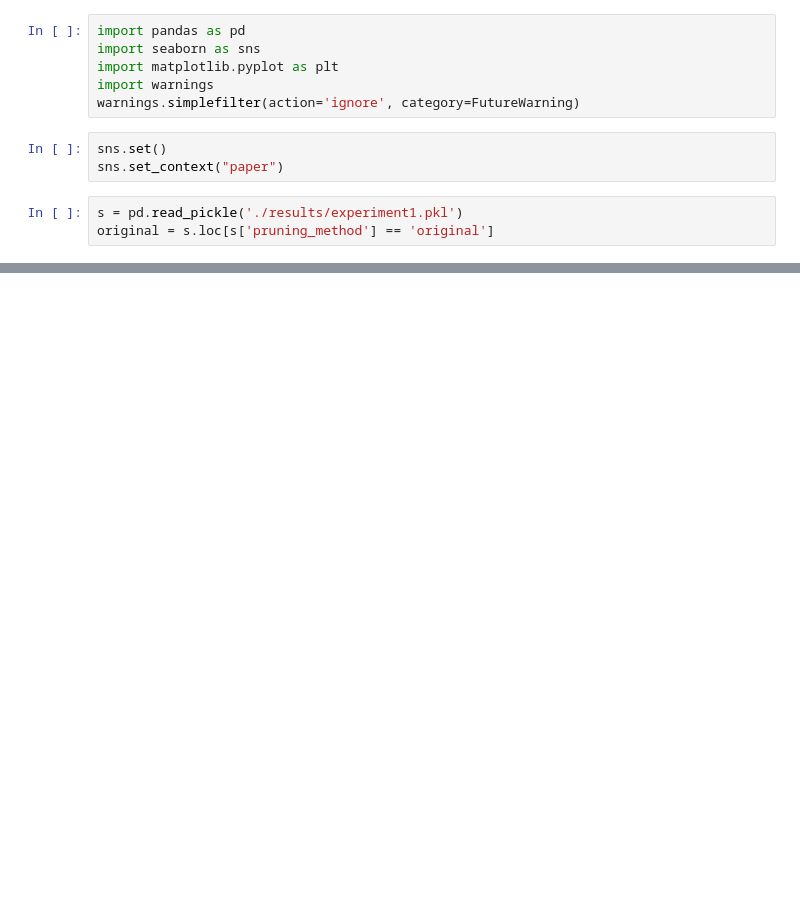
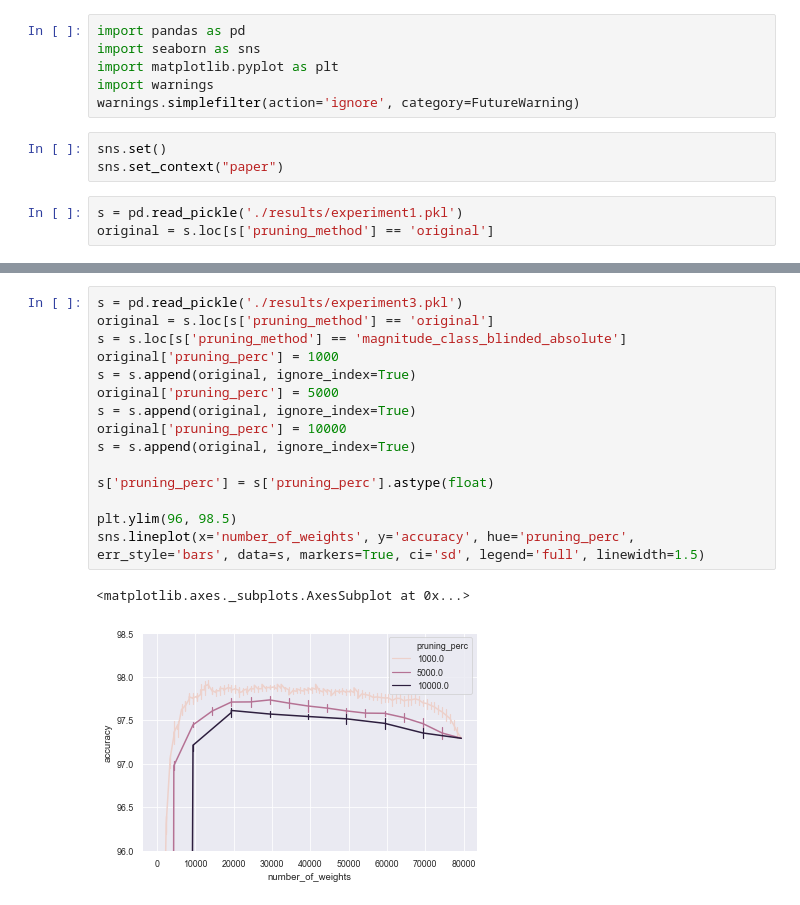
Before and after one commit to pauleon2/pruning-nn, a Jupyter notebook: evaluation.ipynb, the cells around one changed output, grey strips where cells are left out. Cells and saved outputs as stored; diff of their text form; blank space fills up the shorter version.

Commit message:
update results and fix minor issues in code

```diff
--- a/evaluation.ipynb
+++ b/evaluation.ipynb
@@ -61,3 +65,21 @@ See the caveats in the documentation: http://pandas.pydata.org/pandas-docs/stabl
   if sys.path[0] == '':
 <matplotlib.axes._subplots.AxesSubplot at 0x...>
 [figure]
+# %%
+s = pd.read_pickle('./results/experiment3.pkl')
+original = s.loc[s['pruning_method'] == 'original']
+s = s.loc[s['pruning_method'] == 'magnitude_class_blinded_absolute']
+original['pruning_perc'] = 1000
+s = s.append(original, ignore_index=True)
+original['pruning_perc'] = 5000
+s = s.append(original, ignore_index=True)
+original['pruning_perc'] = 10000
+s = s.append(original, ignore_index=True)
+
+s['pruning_perc'] = s['pruning_perc'].astype(float)
+
+plt.ylim(96, 98.5)
+sns.lineplot(x='number_of_weights', y='accuracy', hue='pruning_perc', err_style='bars', data=s, markers=True, ci='sd', legend='full', linewidth=1.5)
+# %% [output]
+<matplotlib.axes._subplots.AxesSubplot at 0x...>
+[figure, added]
```
Also changed, not shown: parts of 5 cells of this notebook, 7 other files.
